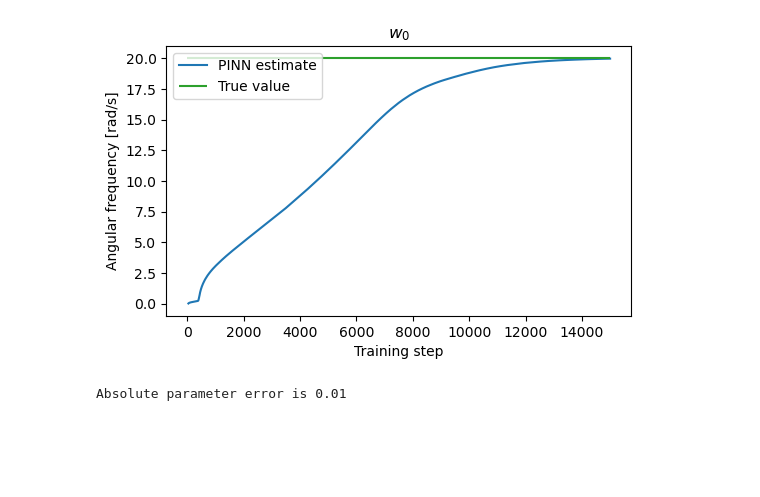
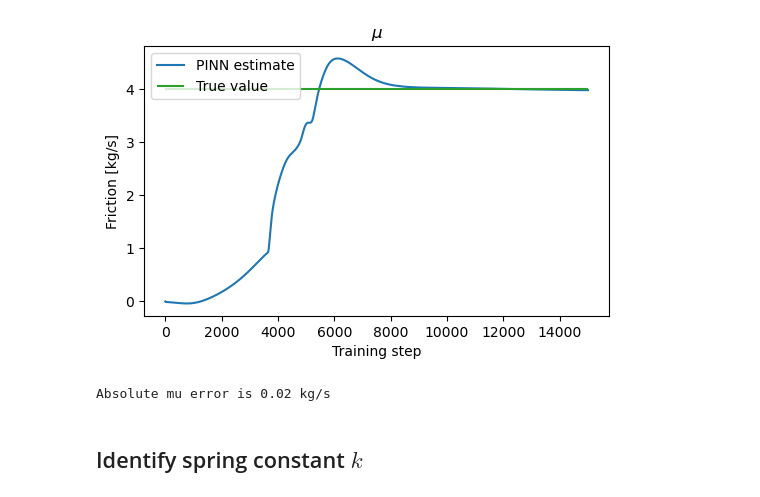
Before and after one commit to maalberg/pinn-care, a Jupyter notebook: pinn_play_ident.ipynb, the cells around one changed output. Drawn from its saved outputs; the diff is of its cells as text; code cells hidden in the pictures; blank space fills up the shorter version.

```diff
--- a/pinn_play_ident.ipynb
+++ b/pinn_play_ident.ipynb
@@ -93,0 +63,11 @@ None
+# %%
+# ---------------------------------------------------------------------------*/
+# - neural network to identify parameter mu
+
+torch.manual_seed(123)
+
+pinn = fun.neuralnetwork.build(
+    features=[1, 16, 16, 1],
+    activations=[(torch.nn.Tanh, True), (torch.nn.Tanh, True), (torch.nn.Identity, False)])
+
+pinn.print()
@@ -171,19 +153,19 @@ for epoch in range(epochs):
 # %%
 # ---------------------------------------------------------------------------*/
 # - check idetified parameters
 
 plt.figure(figsize=(6, 3.5))
-plt.title("$w_0$")
-plt.plot(np.sqrt(k_stats), label="PINN estimate")
-plt.hlines(w0, 0, len(k_stats), label="True value", color="tab:green")
+plt.title("$\\mu$")
+plt.plot(mu_var_trace, label="PINN estimate")
+plt.hlines(2*d, 0, len(mu_var_trace), label="True value", color="tab:green")
 plt.legend()
 plt.xlabel("Training step")
-plt.ylabel("Angular frequency [rad/s]")
+plt.ylabel("Friction [kg/s]")
 plt.show()
 
-w0_err = np.abs(np.sqrt(k_stats[-1]) - w0)
+mu_err = np.abs(mu_var_trace[-1] - 2*d)
 
-print(f"Absolute parameter error is {w0_err:.2f}")
+print(f"Absolute mu error is {mu_err:.2f} kg/s")
 # %% [output]
-[figure, old version]
+[figure, new version]
-Absolute parameter error is 0.01
+Absolute mu error is 0.02 kg/s
@@ -194,0 +177,2 @@ osc.save('data/pinn_play_ident')
+# %% [markdown]
+## Identify spring constant $k$
```
Also changed, not shown: parts of 17 cells of this notebook, 4 other files.
